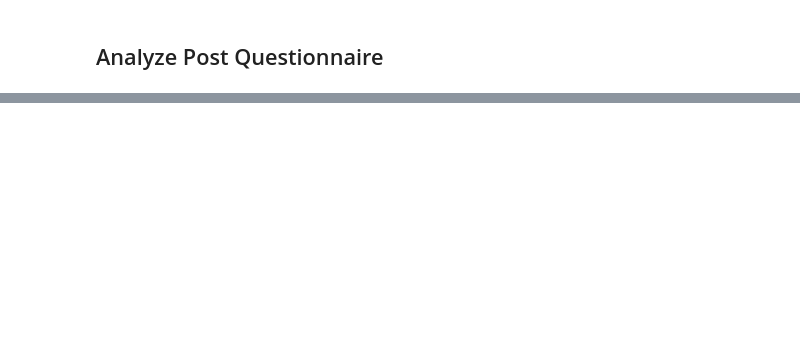
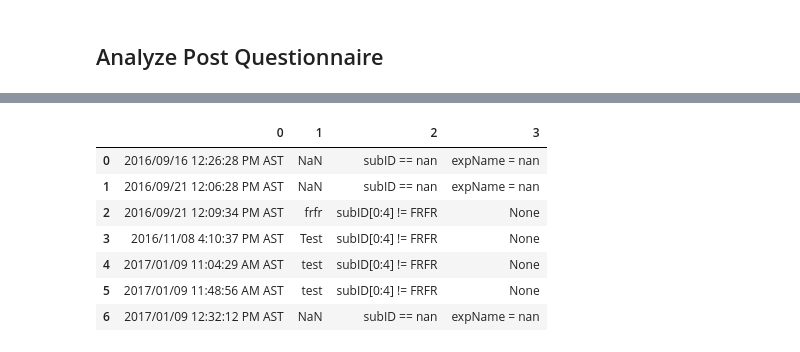
Before and after one commit to ContextLab/FRFR-analyses, a Jupyter notebook: data_checker.ipynb, the cells around one changed output, grey strips where cells are left out. Drawn from its saved outputs; the diff is of its cells as text; code cells hidden in the pictures; blank space fills up the shorter version.

```diff
--- a/data_checker.ipynb
+++ b/data_checker.ipynb
@@ -83,0 +110,46 @@ for index, row in df_post.iterrows():
+# %%
+funkyPre_list = []
+
+for index, row in df_post.iterrows():
+
+    sub = []
+    j = [row["Timestamp"], row['Subject ID'],]
+
+
+    if type(row['Subject ID']) == float:
+        j.append("subID == nan")
+
+    else:
+        if row['Subject ID'][0:4] != 'FRFR':
+            j.append("subID[0:4] != FRFR")
+
+    if type(row['Experimenter Name']) == float:
+        j.append("expName = nan")
+
+
+#     if type(row['Sex']) == float or type(row['Ethnicity']) == float or type(row['Race (check all that apply)']) == float:
+#         j.append("no age/sex/eth/race")
+
+#     if row['Do you have any reading impairments (e.g. dyslexia, uncorrected far-sightedness, etc.)? (yes/no)'] != "No":
+#         j.append('reading impaired: ' + row['Do you have any reading impairments (e.g. dyslexia, uncorrected far-sightedness, etc.)? (yes/no)'])
+
+#     if row["Are you taking any medications or have you had any recent injuries that could affect your memory or attention? (if so, describe below)"] != "No":
+#         j.append('meds: ' + row['If yes above, describe'])
+
+
+    if len(j) > 2:
+        funkyPre_list.append(j)
+
+
+funkyPre = pd.DataFrame(funkyPre_list)
+# %%
+funkyPre
+# %% [output]
+|  | 0 | 1 | 2 | 3 |
+| 0 | 2016/09/16 12:26:28 PM AST | NaN | subID == nan | expName = nan |
+| 1 | 2016/09/21 12:06:28 PM AST | NaN | subID == nan | expName = nan |
+| 2 | 2016/09/21 12:09:34 PM AST | frfr | subID[0:4] != FRFR | None |
+| 3 | 2016/11/08 4:10:37 PM AST | Test | subID[0:4] != FRFR | None |
+| 4 | 2017/01/09 11:04:29 AM AST | test | subID[0:4] != FRFR | None |
+| 5 | 2017/01/09 11:48:56 AM AST | test | subID[0:4] != FRFR | None |
+| 6 | 2017/01/09 12:32:12 PM AST | NaN | subID == nan | expName = nan |
```
Also changed, not shown: parts of 7 cells of this notebook.
